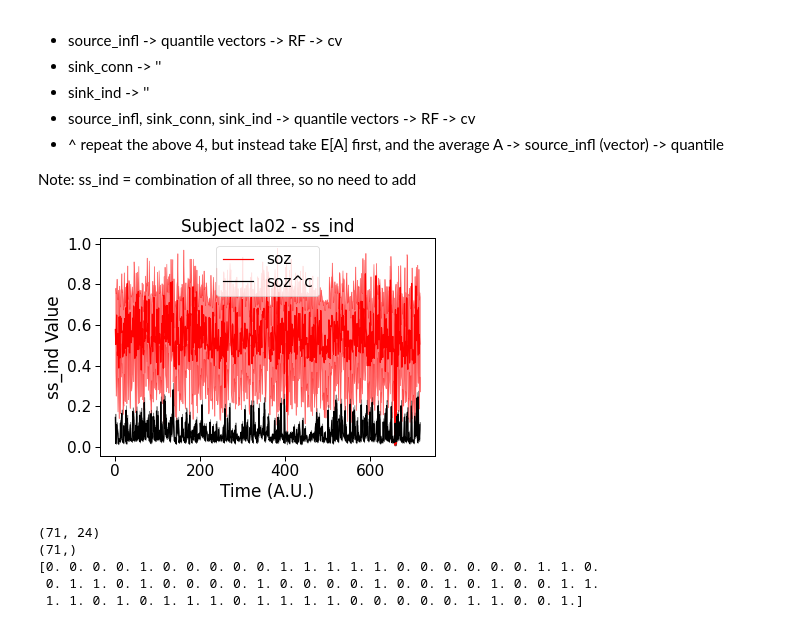
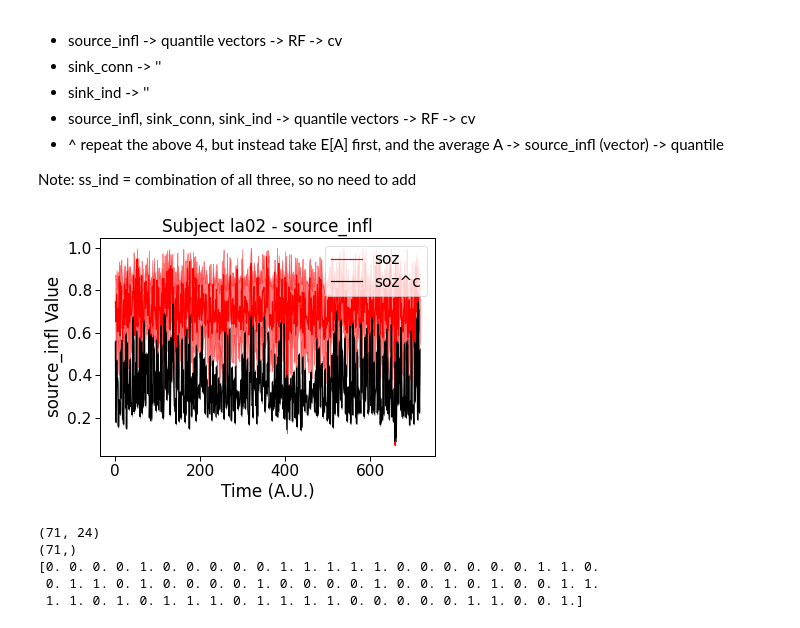
Before and after one commit to adam2392/interictal_study, a Jupyter notebook: notebooks/source_sink_validation.ipynb, the cells around one changed output. Saved outputs shown, nothing was run; the diff lists cells and outputs as text; code cells hidden in the pictures.

```diff
--- a/notebooks/source_sink_validation.ipynb
+++ b/notebooks/source_sink_validation.ipynb
@@ -117,7 +120,7 @@ class MatReader:
 # Setup Data Directory
 # %%
 root = Path("/Users/adam2392/Dropbox/epilepsy_interictal")
-# root = Path("/home/adam2392/hdd/Dropbox/epilepsy_interictal")
+root = Path("/home/adam2392/hdd/Dropbox/epilepsy_interictal")
 deriv_root = root / "derivatives"
 source_root = root / "sourcedata"
 
@@ -252,8 +272,8 @@ Note: ss_ind = combination of all three, so no need to add
 # %%
 desired_subject = "la02"
-feature_name = "ss_ind"
+feature_name = "source_inf"
 
 plot_subject_feature_map(dataset, desired_subject, feature_name)
 # %% [output]
-[figure, old version]
+[figure, new version]
 # %%
```
Also changed, not shown: parts of 12 cells of this notebook.
